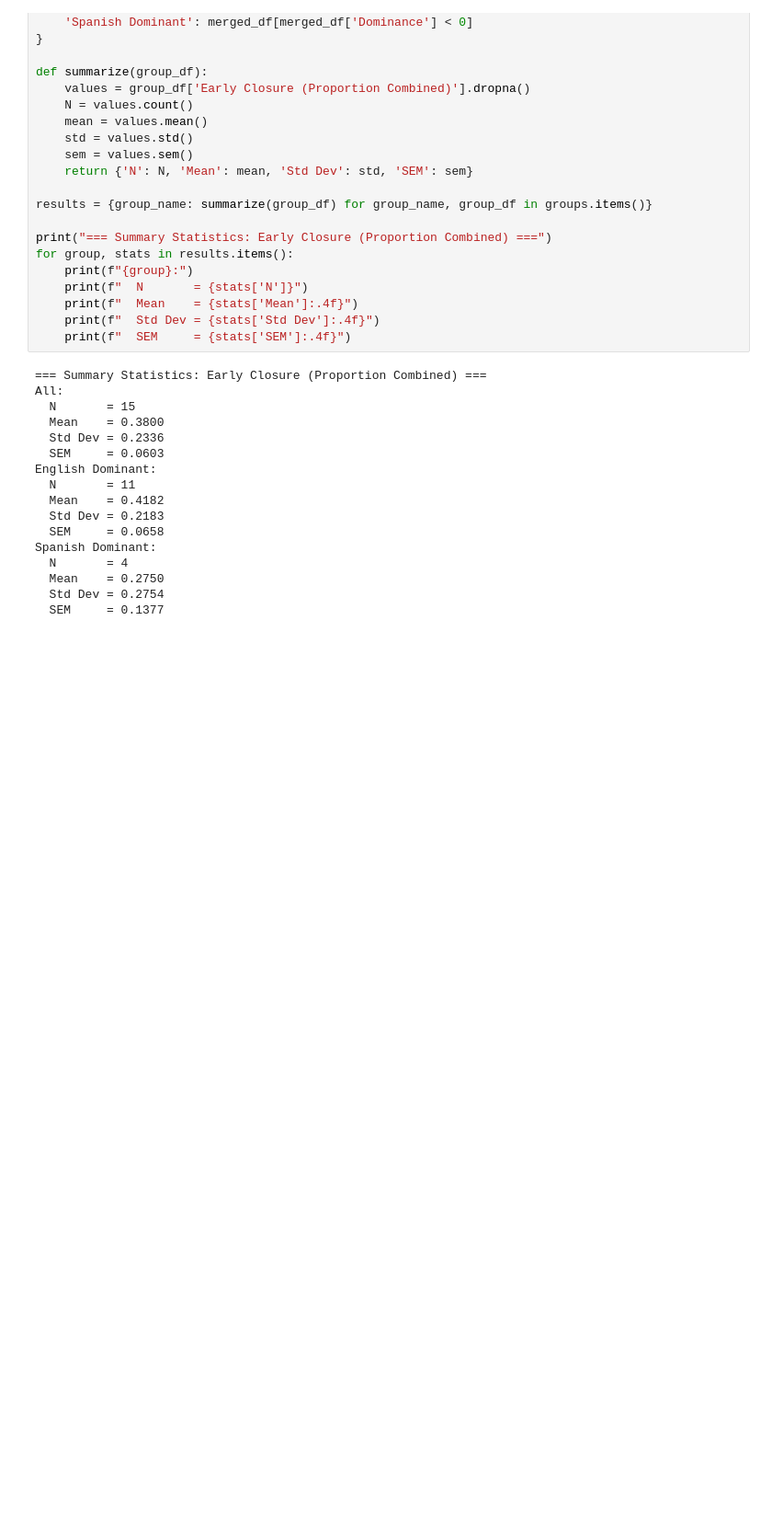
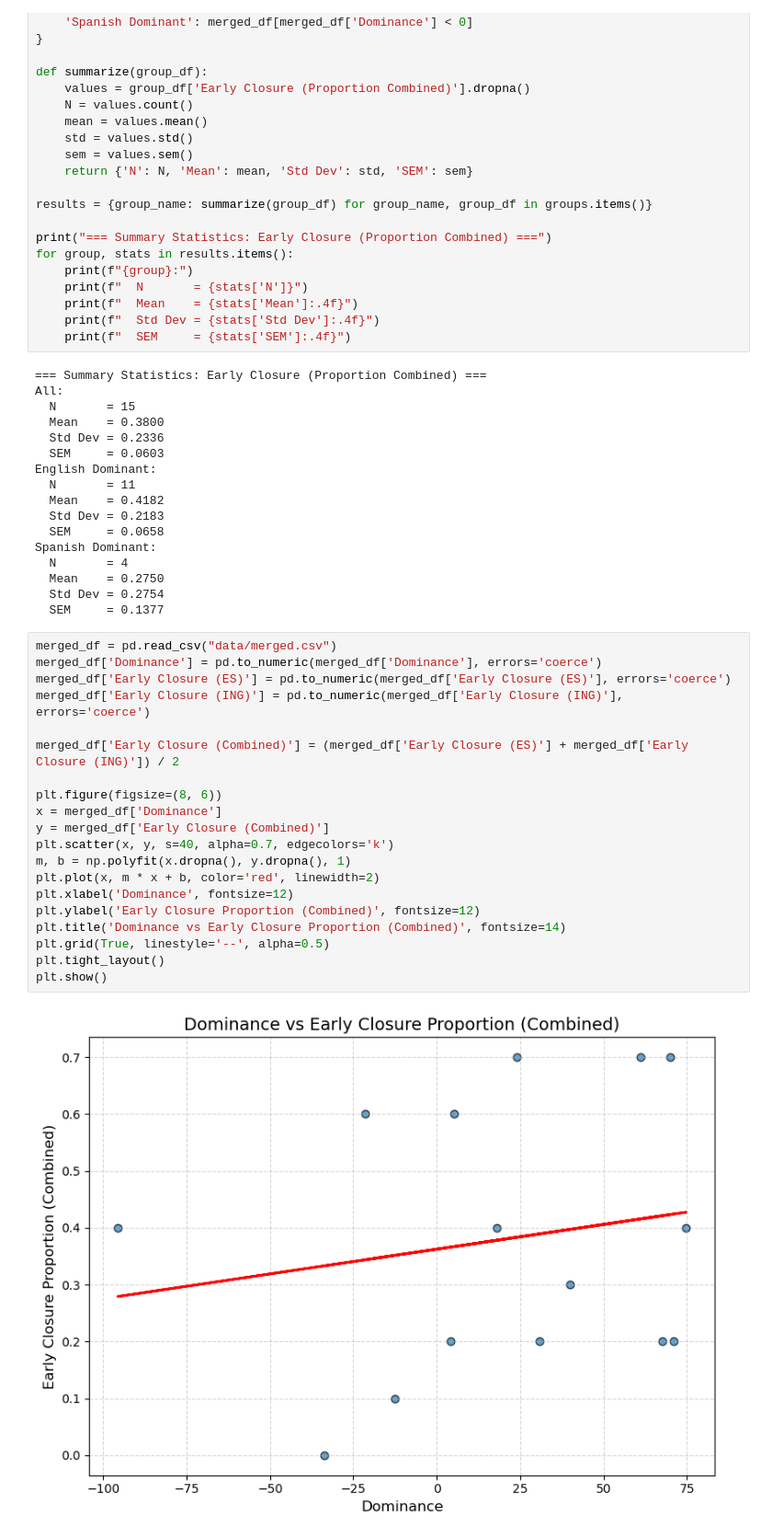
Before and after one commit to Andrew-J-Li/SPN_330L_Proyecto_Final, a Jupyter notebook: plot.ipynb, the cells around one changed output. Shown: that part at 92% size. Cells and saved outputs as stored; diff of their text form; blank space fills up the shorter version.

```diff
--- a/plot.ipynb
+++ b/plot.ipynb
@@ -153,3 +156,25 @@ Spanish Dominant:
   Mean    = 0.2750
   Std Dev = 0.2754
   SEM     = 0.1377
+# %%
+merged_df = pd.read_csv("data/merged.csv")
+merged_df['Dominance'] = pd.to_numeric(merged_df['Dominance'], errors='coerce')
+merged_df['Early Closure (ES)'] = pd.to_numeric(merged_df['Early Closure (ES)'], errors='coerce')
+merged_df['Early Closure (ING)'] = pd.to_numeric(merged_df['Early Closure (ING)'], errors='coerce')
+
+merged_df['Early Closure (Combined)'] = (merged_df['Early Closure (ES)'] + merged_df['Early Closure (ING)']) / 2
+
+plt.figure(figsize=(8, 6))
+x = merged_df['Dominance']
+y = merged_df['Early Closure (Combined)']
+plt.scatter(x, y, s=40, alpha=0.7, edgecolors='k')
+m, b = np.polyfit(x.dropna(), y.dropna(), 1)
+plt.plot(x, m * x + b, color='red', linewidth=2)
+plt.xlabel('Dominance', fontsize=12)
+plt.ylabel('Early Closure Proportion (Combined)', fontsize=12)
+plt.title('Dominance vs Early Closure Proportion (Combined)', fontsize=14)
+plt.grid(True, linestyle='--', alpha=0.5)
+plt.tight_layout()
+plt.show()
+# %% [output]
+[figure, added]
```
Also changed, not shown: parts of 1 cell of this notebook, 2 other files.
